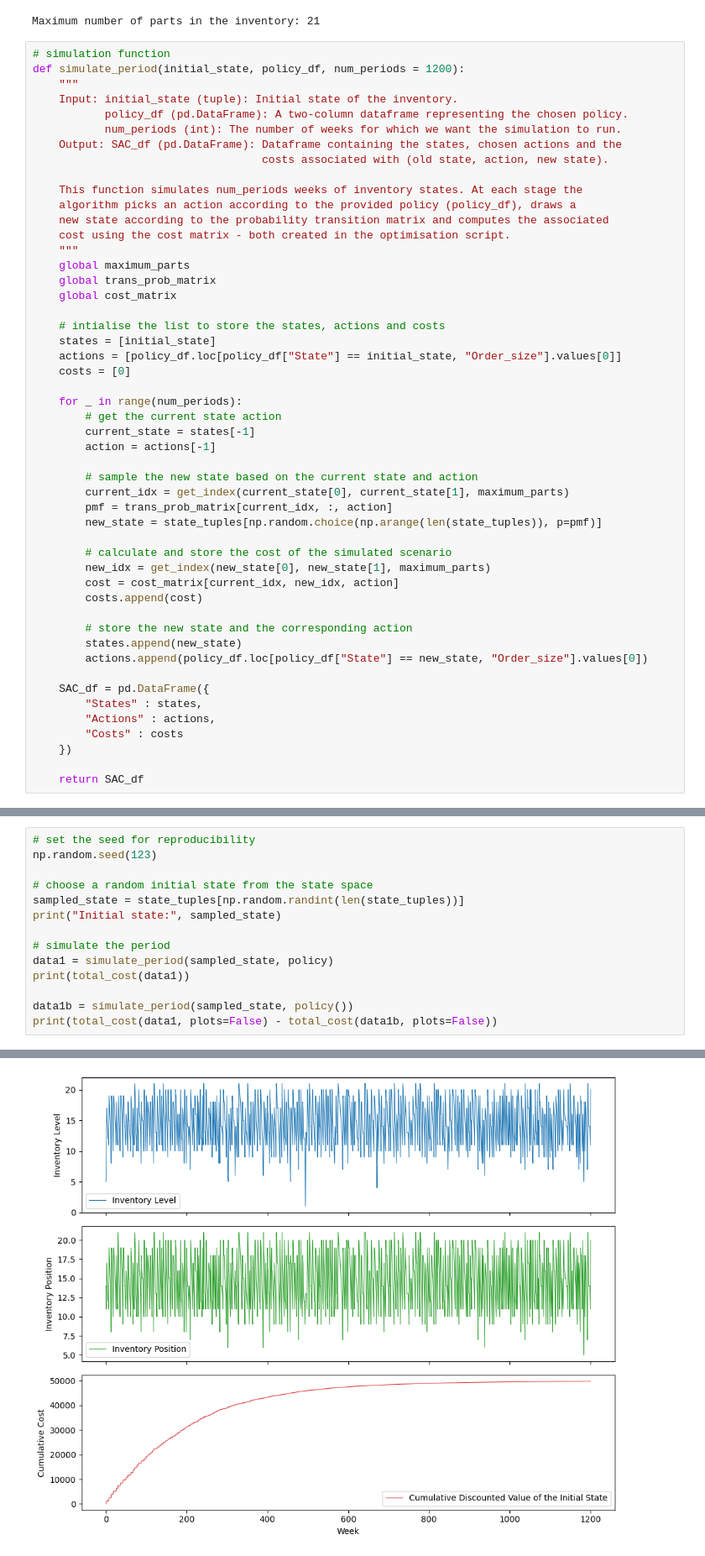
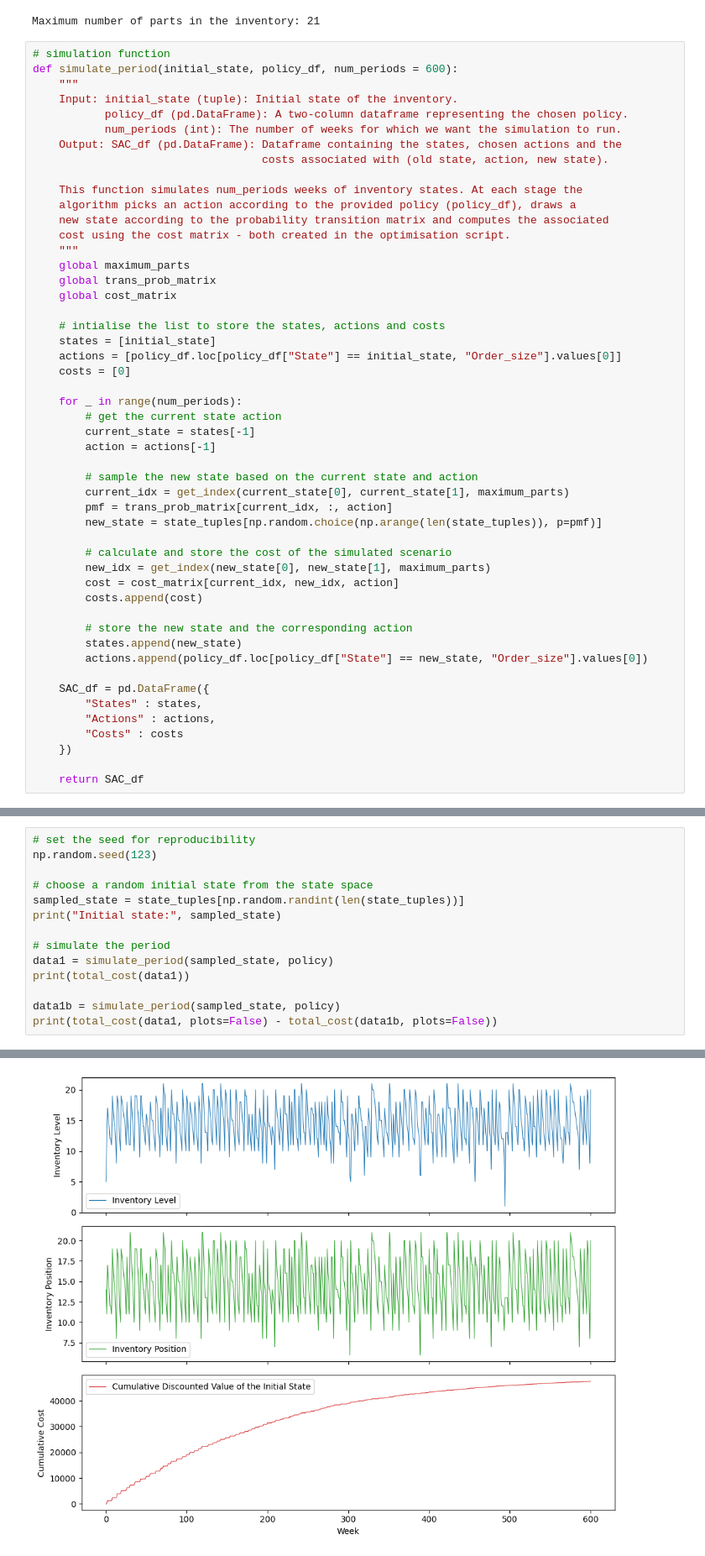
Before and after one commit to t-unger/Spare-Parts-Inventory, a Jupyter notebook: Simulation.ipynb, the cells around one changed output, grey strips where cells are left out. Shown at 84% size. Saved outputs shown, nothing was run; the diff lists cells and outputs as text.

```diff
--- a/Simulation.ipynb
+++ b/Simulation.ipynb
@@ -43,7 +43,7 @@ state_tuples = list(map(tuple, state_space))
 Maximum number of parts in the inventory: 21
 # %%
 # simulation function
-def simulate_period(initial_state, policy_df, num_periods = 1200):
+def simulate_period(initial_state, policy_df, num_periods = 600):
     """
     Input: initial_state (tuple): Initial state of the inventory.
            policy_df (pd.DataFrame): A two-column dataframe representing the chosen policy.
@@ -153,17 +153,17 @@ def total_cost(simulated_data, plots = True, discount_factor=0.995):
 # %%
 # set the seed for reproducibility
 np.random.seed(123)
 
 # choose a random initial state from the state space
 sampled_state = state_tuples[np.random.randint(len(state_tuples))]
 print("Initial state:", sampled_state)
 
 # simulate the period
 data1 = simulate_period(sampled_state, policy)
 print(total_cost(data1))
 
-data1b = simulate_period(sampled_state, policy())
+data1b = simulate_period(sampled_state, policy)
 print(total_cost(data1, plots=False) - total_cost(data1b, plots=False))
 # %% [output]
 Initial state: (5, 9)
-[figure, old version]
+[figure, new version]
```
Also changed, not shown: parts of 6 cells of this notebook, 3 other files.
